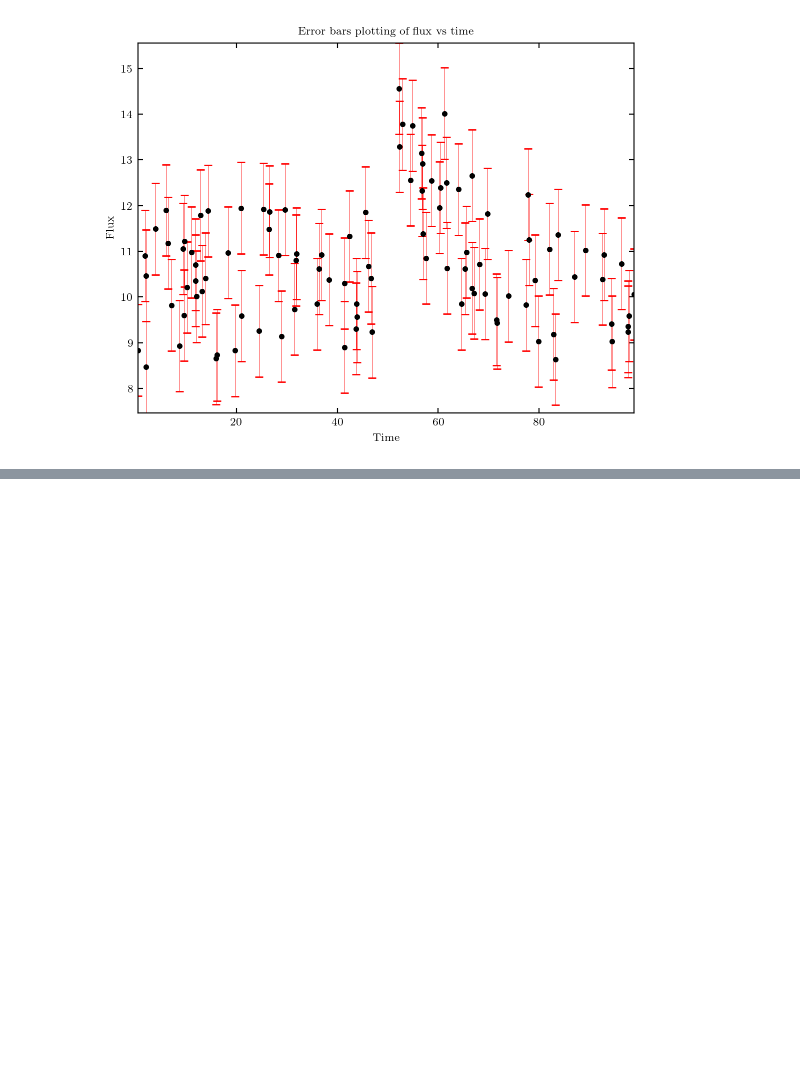
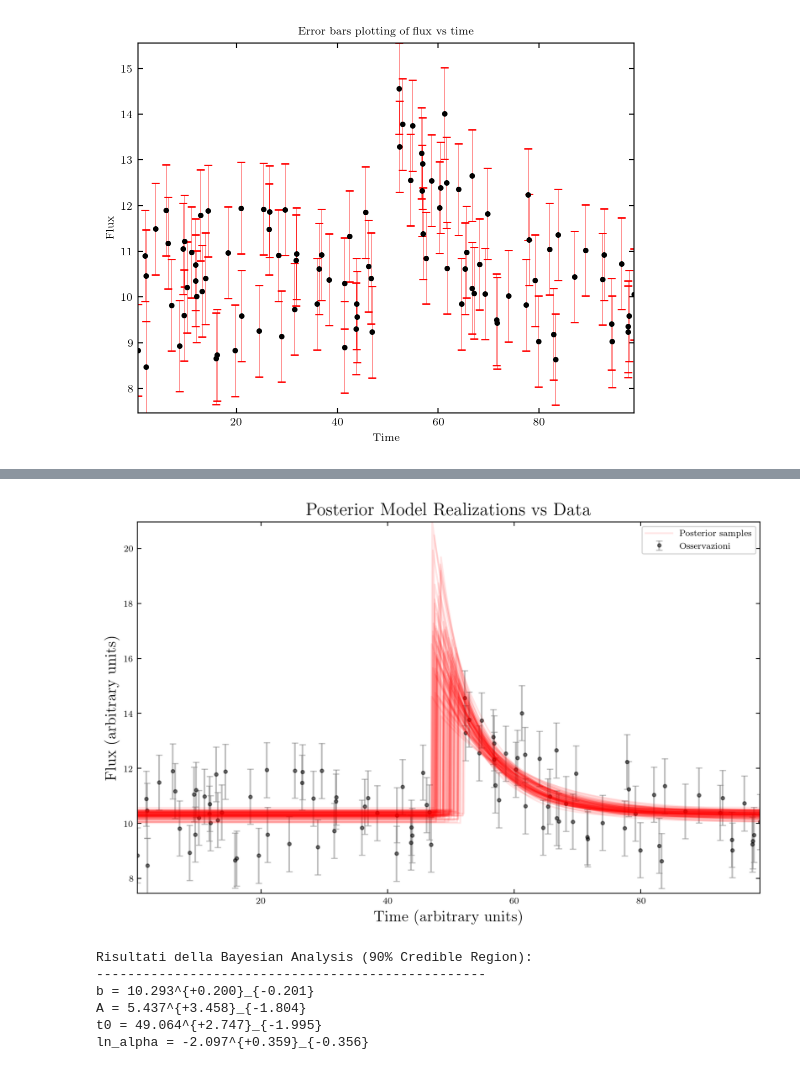
Before and after one commit to loredp02/astrostatistics_bicocca_2026, a Jupyter notebook: my_codes/ex_L11_Transient_Universe.ipynb, the cells around one changed output, grey strips where cells are left out. Drawn from its saved outputs; the diff is of its cells as text; code cells hidden in the pictures; blank space fills up the shorter version.

```diff
--- a/my_codes/ex_L11_Transient_Universe.ipynb
+++ b/my_codes/ex_L11_Transient_Universe.ipynb
@@ -129,0 +203,64 @@ log_alpha_prior=np.random.uniform(-5,5)
+# %%
+# Creiamo un array di tempo più denso per avere curve fluide nel plot
+t_fine = np.linspace(t.min(), t.max(), 1000)
+
+plt.figure(figsize=(10, 6))
+
+# 1. Plottiamo i dati originali con barre d'errore
+# Usiamo un'alfa bassa per i dati così le curve del modello risaltano
+plt.errorbar(t, y, yerr=yerr, fmt='.k', ecolor='gray',
+             alpha=0.5, label='Osservazioni', zorder=1)
+
+# 2. Scegliamo 100 indici casuali dalla catena flattata
+inds = np.random.randint(len(flat_samples), size=100)
+
+# 3. Ciclo per plottare le 100 realizzazioni del modello
+for i, ind in enumerate(inds):
+    # Estraiamo i parametri per il campione i-esimo
+    # Ricorda l'ordine: b, A, t0, ln_alpha
+    params = flat_samples[ind]
+    b_i, A_i, t0_i, ln_alpha_i = params
+
+    # Trasformiamo ln_alpha nel valore lineare per il modello
+    alpha_i = np.exp(ln_alpha_i)
+
+    # Calcoliamo il modello
+    y_model = model(t_fine, [b_i, A_i, t0_i, alpha_i])
+
+    # Plottiamo con alta trasparenza (alpha=0.1)
+    # Aggiungiamo la label solo per la prima linea per evitare duplicati in legenda
+    label = "Posterior samples" if i == 0 else ""
+    plt.plot(t_fine, y_model, color='red', alpha=0.1, zorder=2, label=label)
+
+plt.xlabel("Time (arbitrary units)", fontsize=14)
+plt.ylabel("Flux (arbitrary units)", fontsize=14)
+plt.title("Posterior Model Realizations vs Data", fontsize=16)
+plt.legend()
+plt.show()
+# %% [output]
+[figure, added]
+# %%
+# Definiamo i nomi dei parametri per il print finale
+param_names = ["b", "A", "t0", "ln_alpha"]
+
+print("Risultati della Bayesian Analysis (90% Credible Region):")
+print("-" * 50)
+
+for i in range(ndim):
+    # Calcoliamo i percentili 5, 50, 95
+    p5, p50, p95 = np.percentile(flat_samples[:, i], [5, 50, 95])
+
+    # Calcoliamo gli scostamenti dalla mediana
+    upper_error = p95 - p50
+    lower_error = p50 - p5
+
+    # Stampiamo nel formato richiesto: X +Y -Z
+    # Usiamo .3f per mantenere la precisione mostrata nel corner plot
+    print(f"{param_names[i]} = {p50:.3f}^{{+{upper_error:.3f}}}_{{-{lower_error:.3f}}}")
+# %% [output]
+Risultati della Bayesian Analysis (90% Credible Region):
+--------------------------------------------------
+b = 10.293^{+0.200}_{-0.201}
+A = 5.437^{+3.458}_{-1.804}
+t0 = 49.064^{+2.747}_{-1.995}
+ln_alpha = -2.097^{+0.359}_{-0.356}
```
Also changed, not shown: parts of 5 cells of this notebook, 1 other file.
